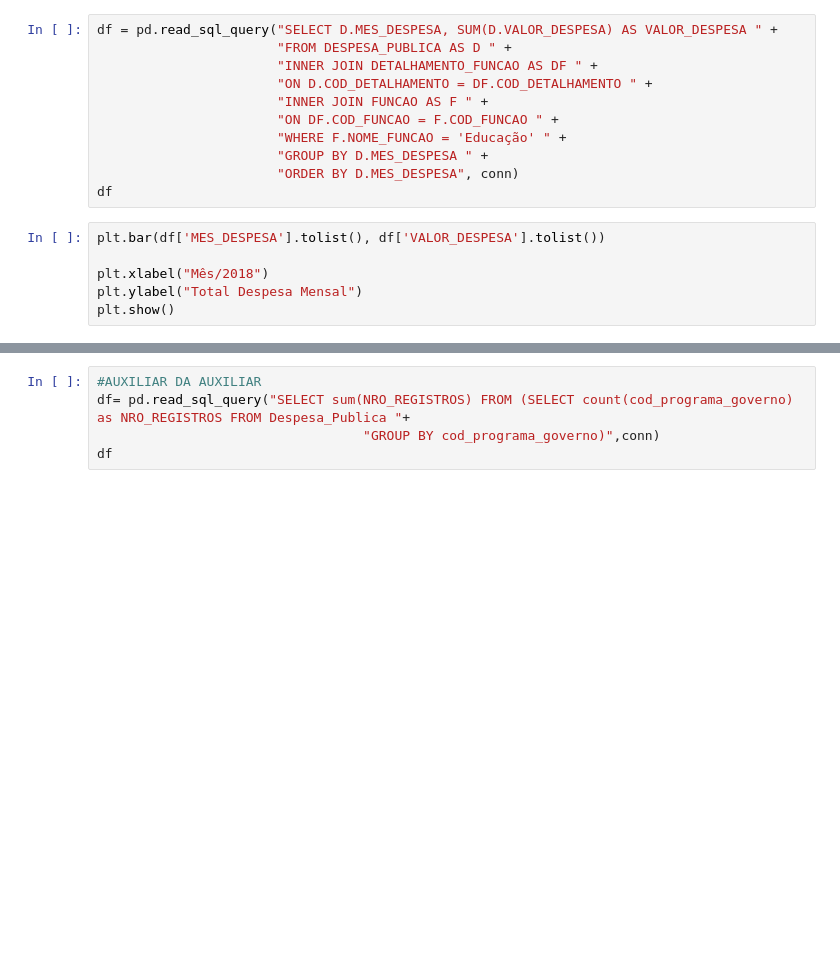
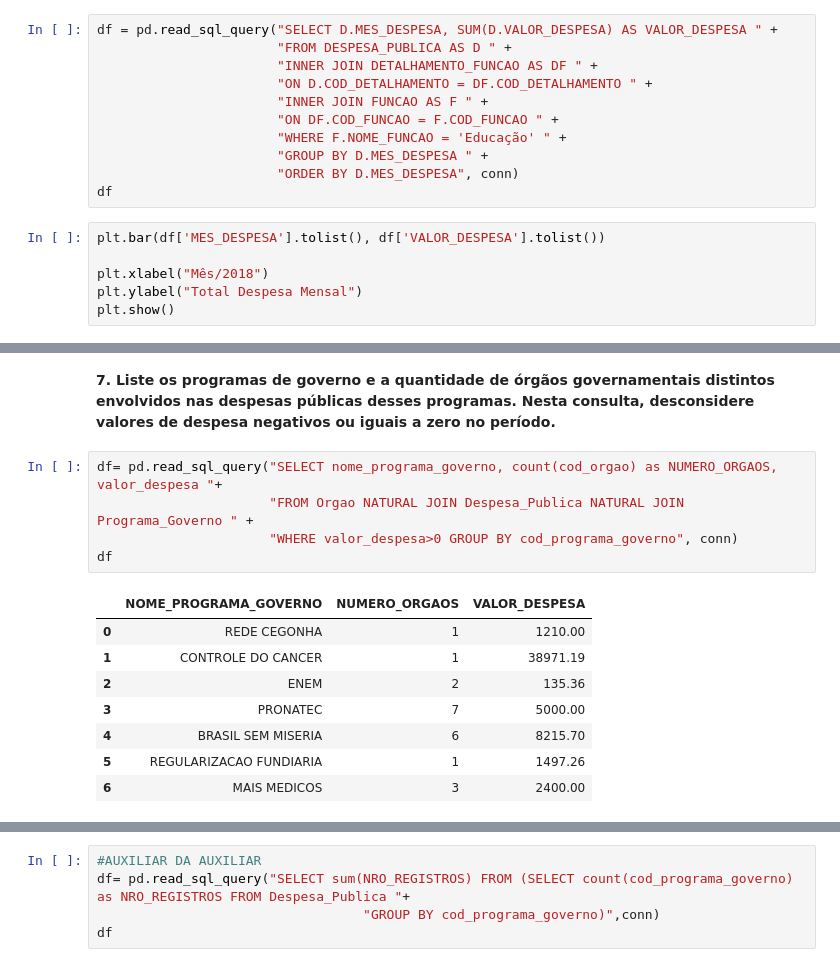
Before and after one commit to FelipeGuimaraes42/TP1-IBD, a Jupyter notebook: notebook.ipynb, the cells around one changed output, grey strips where cells are left out. Drawn from its saved outputs; the diff is of its cells as text; blank space fills up the shorter version.

```diff
--- a/notebook.ipynb
+++ b/notebook.ipynb
@@ -49,0 +72,16 @@ df
+# %% [markdown]
+**7. Liste os programas de governo e a quantidade de órgãos governamentais distintos envolvidos nas despesas públicas desses programas. Nesta consulta, desconsidere valores de despesa negativos ou iguais a zero no período.**
+# %%
+df= pd.read_sql_query("SELECT nome_programa_governo, count(cod_orgao) as NUMERO_ORGAOS, valor_despesa "+
+                      "FROM Orgao NATURAL JOIN Despesa_Publica NATURAL JOIN Programa_Governo " +
+                      "WHERE valor_despesa>0 GROUP BY cod_programa_governo", conn)
+df
+# %% [output]
+|  | NOME_PROGRAMA_GOVERNO | NUMERO_ORGAOS | VALOR_DESPESA |
+| 0 | REDE CEGONHA | 1 | 1210.00 |
+| 1 | CONTROLE DO CANCER | 1 | 38971.19 |
+| 2 | ENEM | 2 | 135.36 |
+| 3 | PRONATEC | 7 | 5000.00 |
+| 4 | BRASIL SEM MISERIA | 6 | 8215.70 |
+| 5 | REGULARIZACAO FUNDIARIA | 1 | 1497.26 |
+| 6 | MAIS MEDICOS | 3 | 2400.00 |
```
Also changed, not shown: parts of 29 cells of this notebook.
